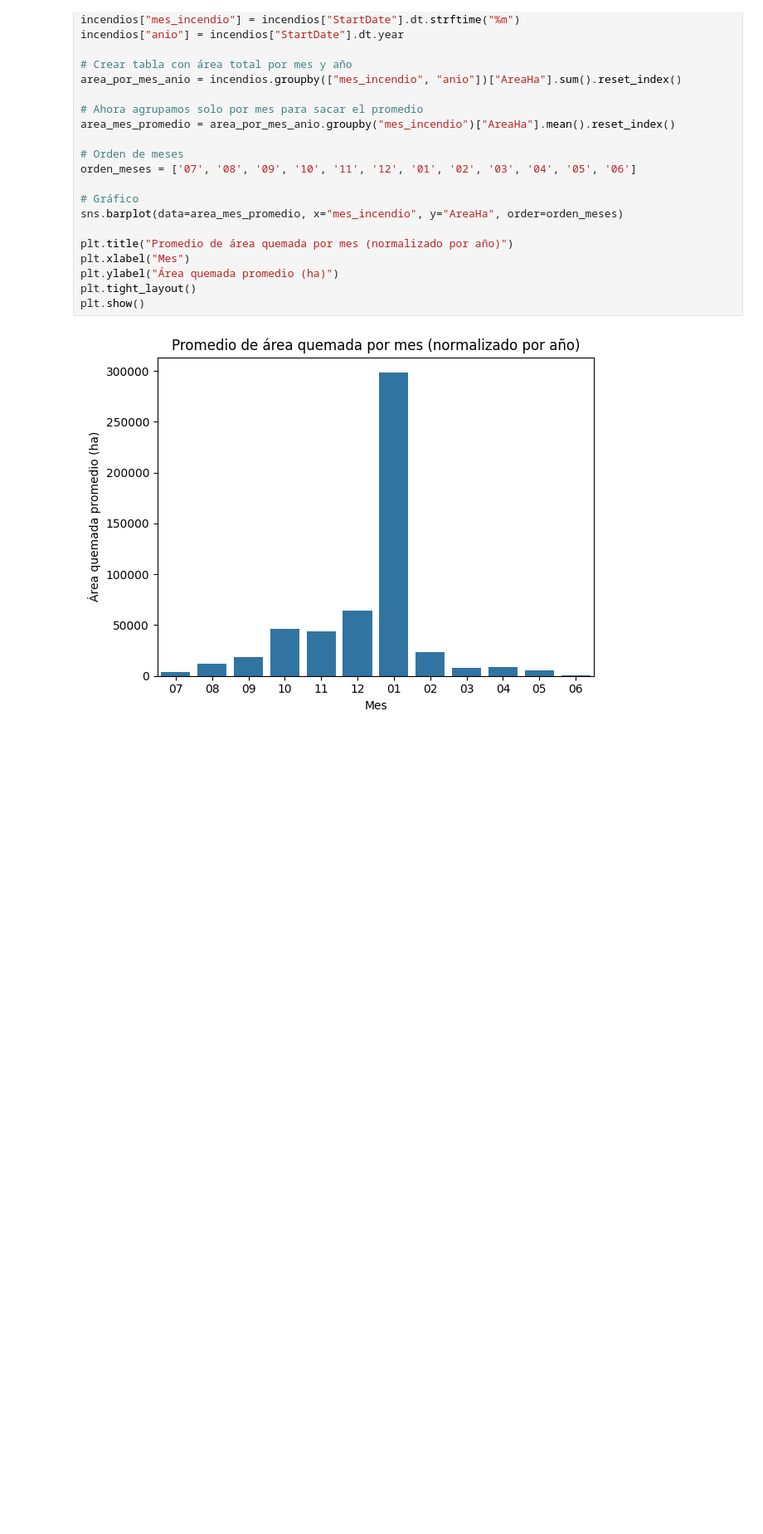
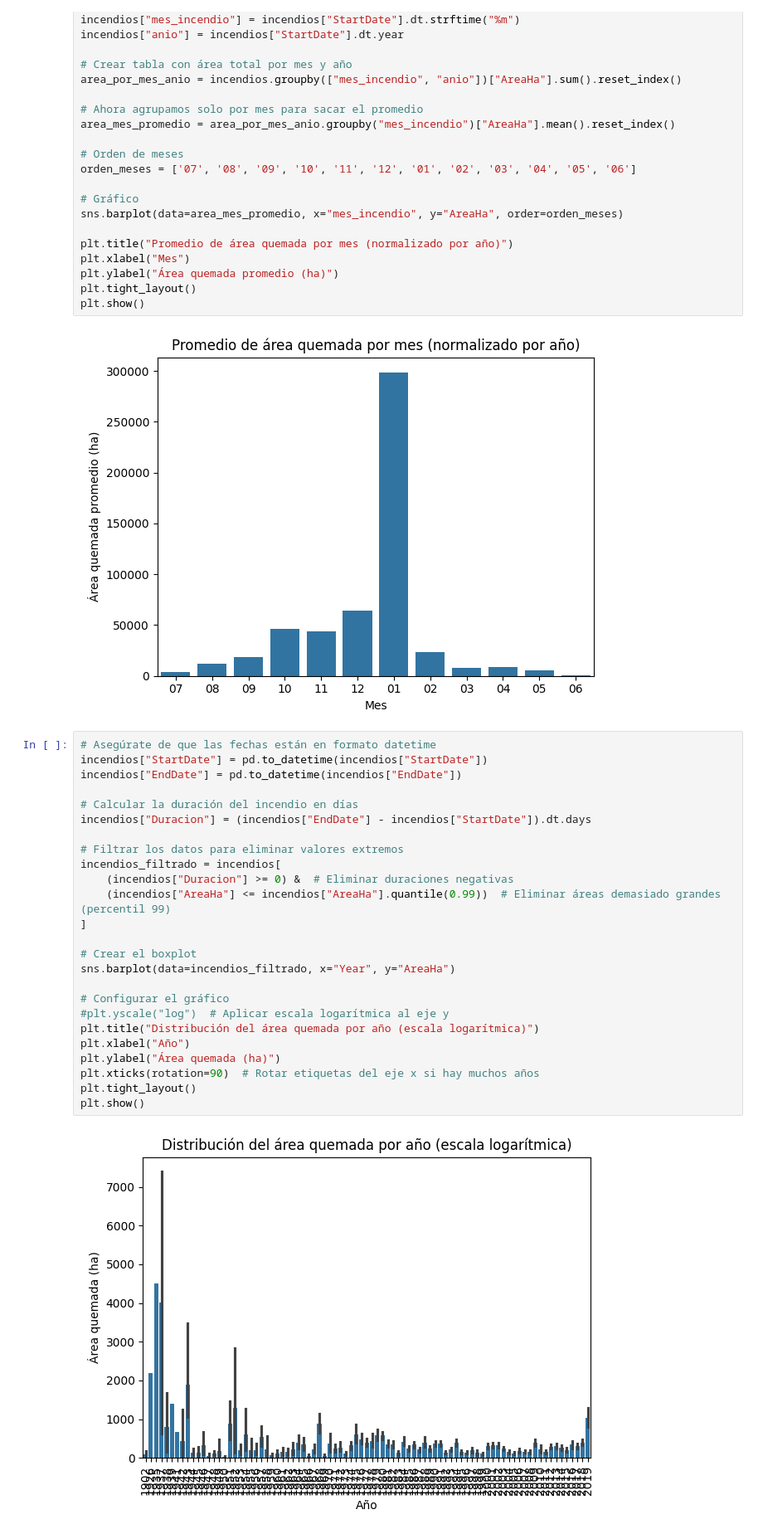
Before and after one commit to Kiki1108/incendios, a Jupyter notebook: analisis_australia.ipynb, the cells around one changed output. Shown at 83% size. Cells and saved outputs as stored; diff of their text form; blank space fills up the shorter version.

```diff
--- a/analisis_australia.ipynb
+++ b/analisis_australia.ipynb
@@ -241,3 +241,30 @@ plt.tight_layout()
 plt.show()
 # %% [output]
 [figure]
+# %%
+# Asegúrate de que las fechas están en formato datetime
+incendios["StartDate"] = pd.to_datetime(incendios["StartDate"])
+incendios["EndDate"] = pd.to_datetime(incendios["EndDate"])
+
+# Calcular la duración del incendio en días
+incendios["Duracion"] = (incendios["EndDate"] - incendios["StartDate"]).dt.days
+
+# Filtrar los datos para eliminar valores extremos
+incendios_filtrado = incendios[
+    (incendios["Duracion"] >= 0) &  # Eliminar duraciones negativas
+    (incendios["AreaHa"] <= incendios["AreaHa"].quantile(0.99))  # Eliminar áreas demasiado grandes (percentil 99)
+]
+
+# Crear el boxplot
+sns.barplot(data=incendios_filtrado, x="Year", y="AreaHa")
+
+# Configurar el gráfico
+#plt.yscale("log")  # Aplicar escala logarítmica al eje y
+plt.title("Distribución del área quemada por año (escala logarítmica)")
+plt.xlabel("Año")
+plt.ylabel("Área quemada (ha)")
+plt.xticks(rotation=90)  # Rotar etiquetas del eje x si hay muchos años
+plt.tight_layout()
+plt.show()
+# %% [output]
+[figure, added]
```
Also changed, not shown: 1 other file.
